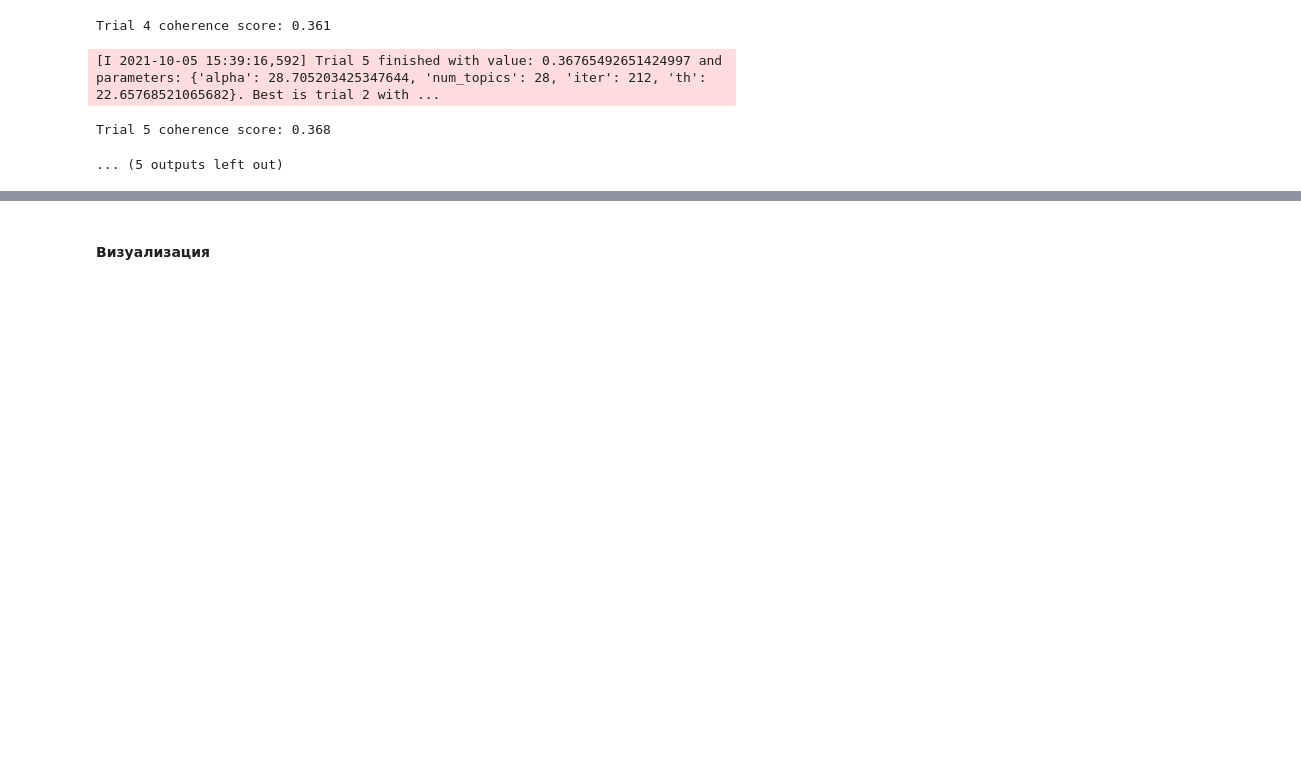
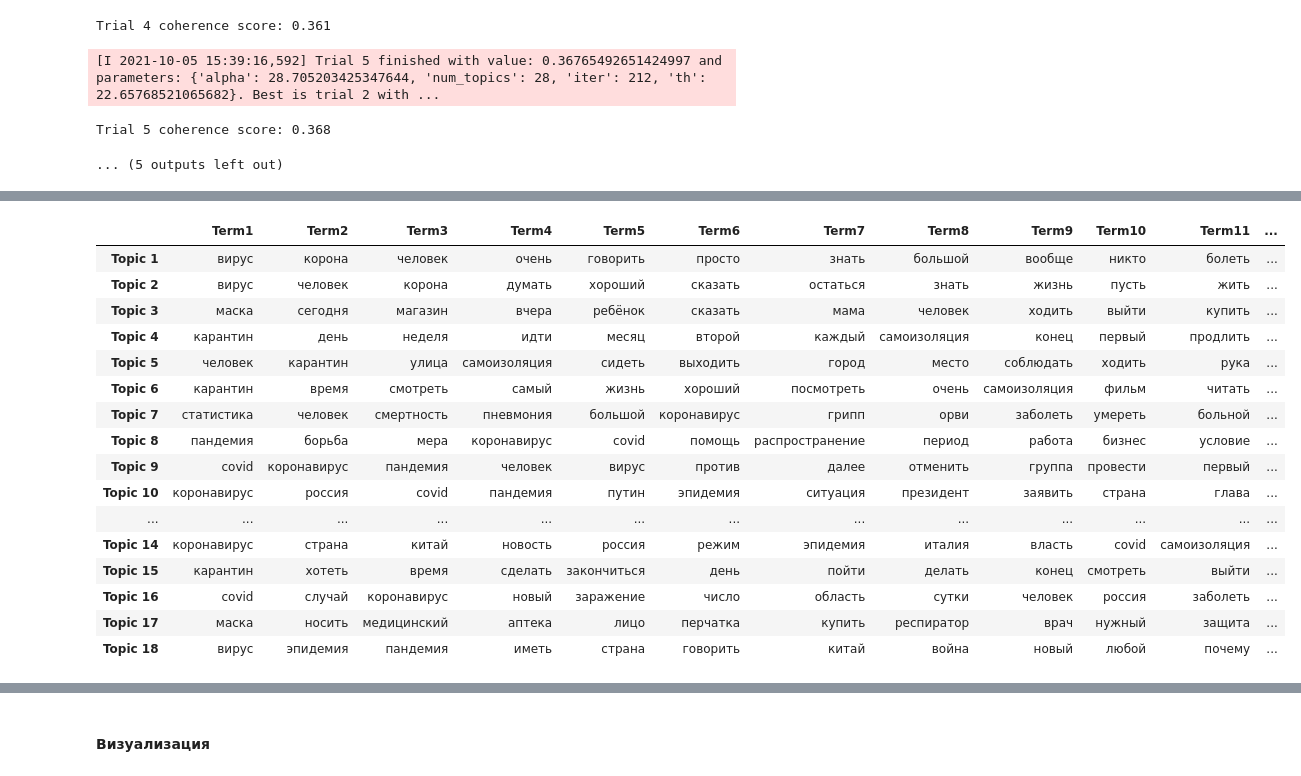
Before and after one commit to juli-ter/Coursework3, a Jupyter notebook: LDA+Tone.ipynb, the cells around one changed output, grey strips where cells are left out. Cells and saved outputs as stored; diff of their text form; code cells hidden in the pictures; blank space fills up the shorter version.

```diff
--- a/LDA+Tone.ipynb
+++ b/LDA+Tone.ipynb
@@ -517,0 +433,23 @@ print('\nCoherence: ', CoherenceModel(model=lda_mallet, texts=ru.text, dictionar
+# %%
+topics = [[(term, round(wt, 3)) for term, wt in lda_mallet.show_topic(n, topn=20)] for n in range(0, lda_mallet.num_topics)]
+topics_df = pd.DataFrame([[term for term, wt in topic] for topic in topics], columns = ['Term'+str(i) for i in range(1, 21)], index=['Topic '+str(t) for t in range(1, lda_mallet.num_topics+1)])
+# pd.set_option('display.max_colwidth', -1)
+topics_df
+# %% [output]
+|  | Term1 | Term2 | Term3 | Term4 | Term5 | Term6 | Term7 | Term8 | Term9 | Term10 | Term11 | ... |
+| Topic 1 | вирус | корона | человек | очень | говорить | просто | знать | большой | вообще | никто | болеть | ... |
+| Topic 2 | вирус | человек | корона | думать | хороший | сказать | остаться | знать | жизнь | пусть | жить | ... |
+| Topic 3 | маска | сегодня | магазин | вчера | ребёнок | сказать | мама | человек | ходить | выйти | купить | ... |
+| Topic 4 | карантин | день | неделя | идти | месяц | второй | каждый | самоизоляция | конец | первый | продлить | ... |
+| Topic 5 | человек | карантин | улица | самоизоляция | сидеть | выходить | город | место | соблюдать | ходить | рука | ... |
+| Topic 6 | карантин | время | смотреть | самый | жизнь | хороший | посмотреть | очень | самоизоляция | фильм | читать | ... |
+| Topic 7 | статистика | человек | смертность | пневмония | большой | коронавирус | грипп | орви | заболеть | умереть | больной | ... |
+| Topic 8 | пандемия | борьба | мера | коронавирус | covid | помощь | распространение | период | работа | бизнес | условие | ... |
+| Topic 9 | covid | коронавирус | пандемия | человек | вирус | против | далее | отменить | группа | провести | первый | ... |
+| Topic 10 | коронавирус | россия | covid | пандемия | путин | эпидемия | ситуация | президент | заявить | страна | глава | ... |
+| ... | ... | ... | ... | ... | ... | ... | ... | ... | ... | ... | ... | ... |
+| Topic 14 | коронавирус | страна | китай | новость | россия | режим | эпидемия | италия | власть | covid | самоизоляция | ... |
+| Topic 15 | карантин | хотеть | время | сделать | закончиться | день | пойти | делать | конец | смотреть | выйти | ... |
+| Topic 16 | covid | случай | коронавирус | новый | заражение | число | область | сутки | человек | россия | заболеть | ... |
+| Topic 17 | маска | носить | медицинский | аптека | лицо | перчатка | купить | респиратор | врач | нужный | защита | ... |
+| Topic 18 | вирус | эпидемия | пандемия | иметь | страна | говорить | китай | война | новый | любой | почему | ... |
```
Also changed, not shown: parts of 43 cells of this notebook.
